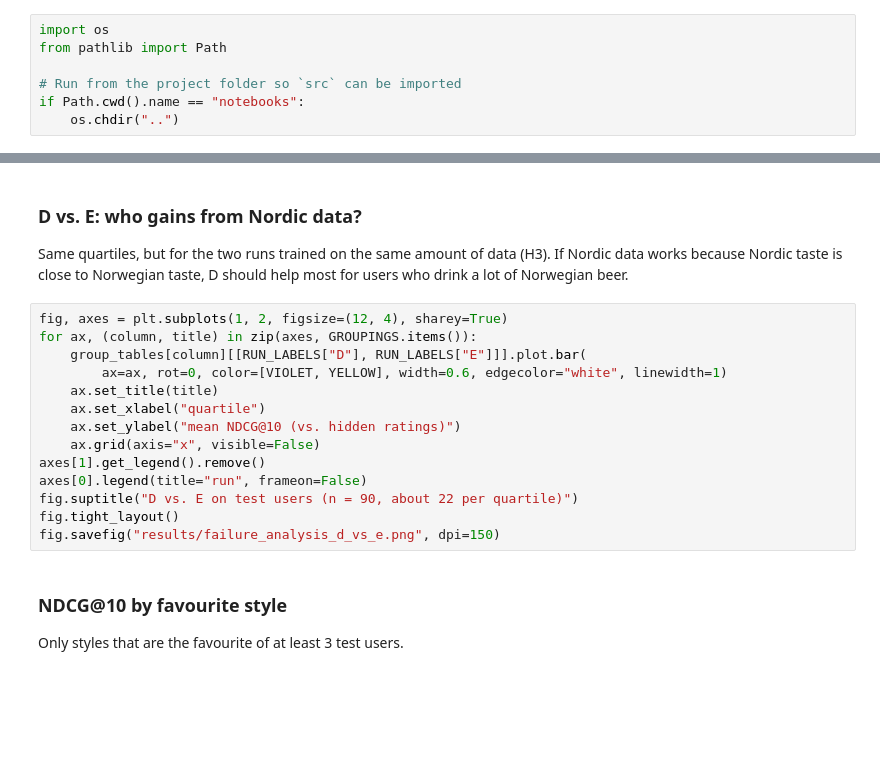
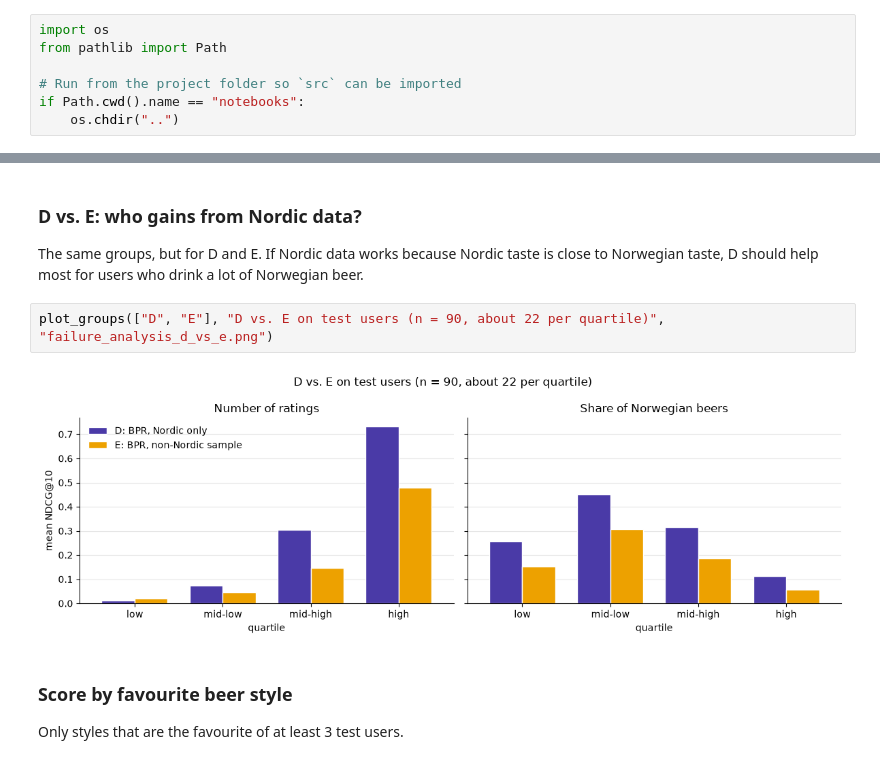
Before and after one commit to marennodenes/beer-recsys, a Jupyter notebook: notebooks/04_results.ipynb, the cells around one changed output, grey strips where cells are left out. Saved outputs shown, nothing was run; the diff lists cells and outputs as text; blank space fills up the shorter version.

```diff
--- a/notebooks/04_results.ipynb
+++ b/notebooks/04_results.ipynb
@@ -254,23 +297,13 @@ fig.savefig("results/failure_analysis.png", dpi=150)
 # %% [markdown]
 ### D vs. E: who gains from Nordic data?
 
-Same quartiles, but for the two runs trained on the same amount of data (H3). If Nordic data works because Nordic taste is close to Norwegian taste, D should help most for users who drink a lot of Norwegian beer.
+The same groups, but for D and E. If Nordic data works because Nordic taste is close to Norwegian taste, D should help most for users who drink a lot of Norwegian beer.
-# %%
-fig, axes = plt.subplots(1, 2, figsize=(12, 4), sharey=True)
-for ax, (column, title) in zip(axes, GROUPINGS.items()):
-    group_tables[column][[RUN_LABELS["D"], RUN_LABELS["E"]]].plot.bar(
-        ax=ax, rot=0, color=[VIOLET, YELLOW], width=0.6, edgecolor="white", linewidth=1)
-    ax.set_title(title)
-    ax.set_xlabel("quartile")
-    ax.set_ylabel("mean NDCG@10 (vs. hidden ratings)")
-    ax.grid(axis="x", visible=False)
-axes[1].get_legend().remove()
-axes[0].legend(title="run", frameon=False)
-fig.suptitle("D vs. E on test users (n = 90, about 22 per quartile)")
-fig.tight_layout()
-fig.savefig("results/failure_analysis_d_vs_e.png", dpi=150)
+# %%
+plot_groups(["D", "E"], "D vs. E on test users (n = 90, about 22 per quartile)", "failure_analysis_d_vs_e.png")
+# %% [output]
+[figure, added]
 # %% [markdown]
-### NDCG@10 by favourite style
+### Score by favourite beer style
 
 Only styles that are the favourite of at least 3 test users.
 # %%
```
Also changed, not shown: parts of 27 cells of this notebook, 5 other files.
